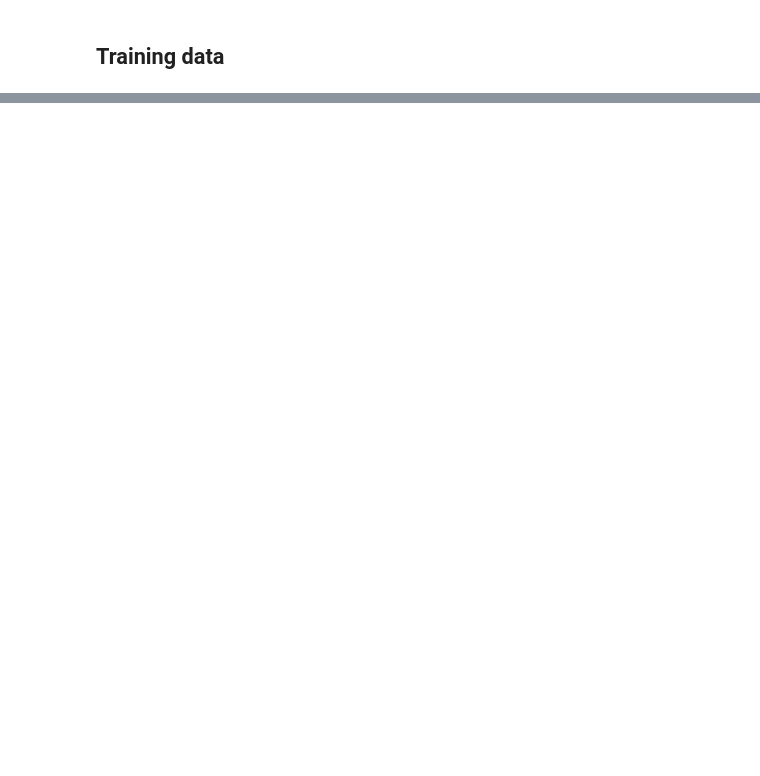
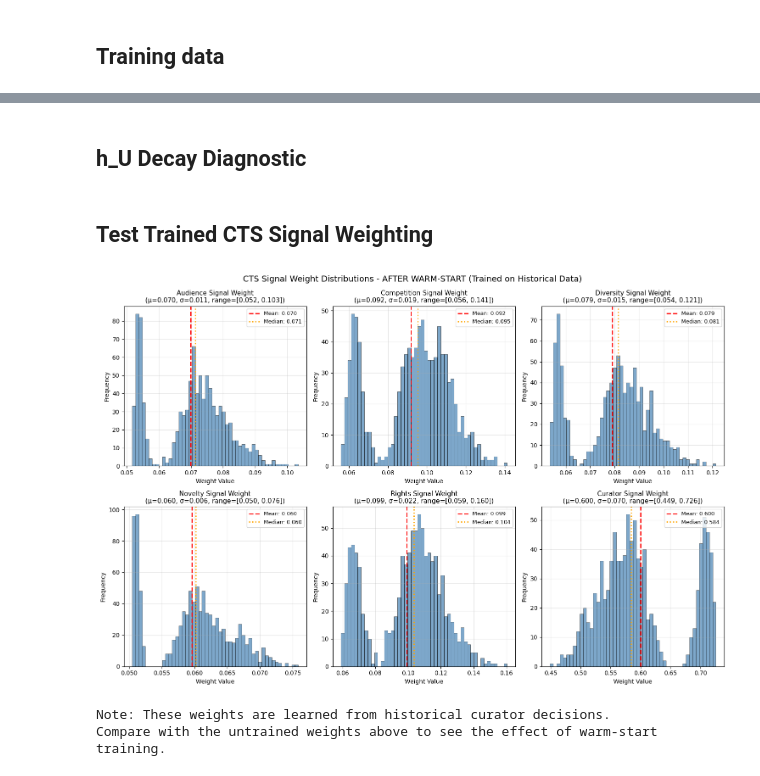
Before and after one commit to charlielopez123/RTS-curator-recommendation-system, a Jupyter notebook: experiments/notebooks/IL_testing.ipynb, the cells around one changed output, grey strips where cells are left out. Saved outputs shown, nothing was run; the diff lists cells and outputs as text; code cells hidden in the pictures; blank space fills up the shorter version.

```diff
--- a/experiments/notebooks/IL_testing.ipynb
+++ b/experiments/notebooks/IL_testing.ipynb
@@ -120,0 +417,24 @@ training_data
+# %% [markdown]
+## h_U Decay Diagnostic
+# %% [markdown]
+## Test Trained CTS Signal Weighting
+# %%
+# Visualize weight distributions AFTER warm-start training
+# This shows the learned weights after training on historical data
+
+from cts_recommender.utils.visualization import visualize_cts_signal_weight_distributions
+
+fig, axes = visualize_cts_signal_weight_distributions(
+    cts_model=cts,
+    env=env
+)
+plt.suptitle('CTS Signal Weight Distributions - AFTER WARM-START (Trained on Historical Data)',
+             fontsize=14, y=0.98)
+plt.show()
+
+print("\nNote: These weights are learned from historical curator decisions.")
+print("Compare with the untrained weights above to see the effect of warm-start training.")
+# %% [output]
+[figure, added]
+Note: These weights are learned from historical curator decisions.
+Compare with the untrained weights above to see the effect of warm-start training.
```
Also changed, not shown: parts of 29 cells of this notebook, 17 other files.
